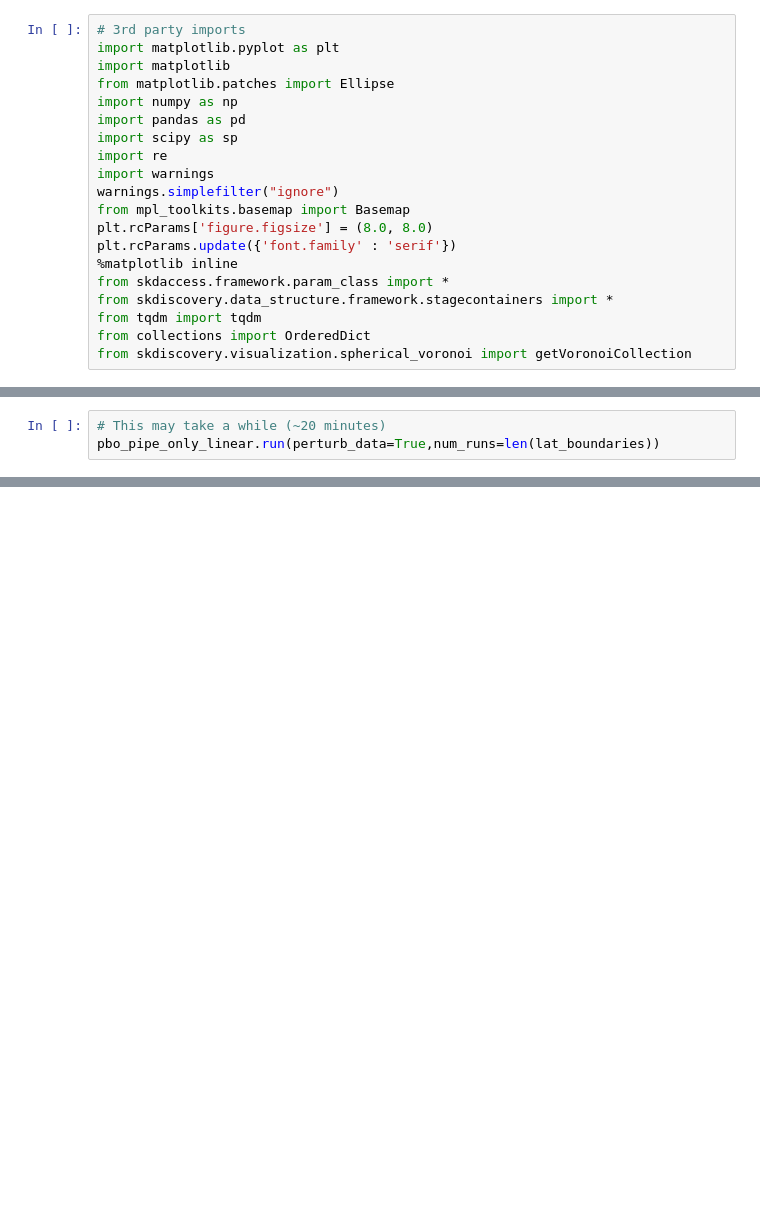
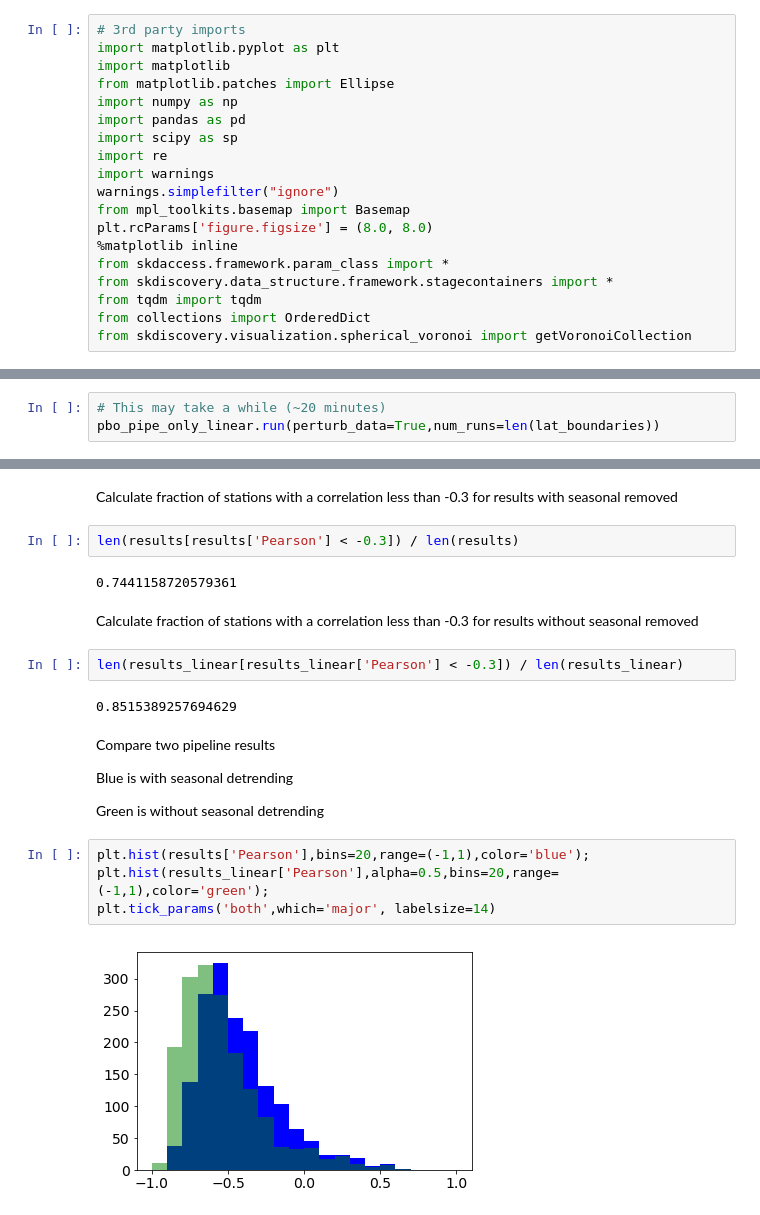
Before and after one commit to MITHaystack/science-casestudies, a Jupyter notebook: geo/GPS_GRACE_Correlations.ipynb, the cells around one changed output, grey strips where cells are left out. Drawn from its saved outputs; the diff is of its cells as text; blank space fills up the shorter version.

```diff
--- a/geo/GPS_GRACE_Correlations.ipynb
+++ b/geo/GPS_GRACE_Correlations.ipynb
@@ -35,7 +37,6 @@ import warnings
 warnings.simplefilter("ignore")
 from mpl_toolkits.basemap import Basemap
 plt.rcParams['figure.figsize'] = (8.0, 8.0)
-plt.rcParams.update({'font.family' : 'serif'})
 %matplotlib inline
 from skdaccess.framework.param_class import *
 from skdiscovery.data_structure.framework.stagecontainers import *
@@ -507,0 +203,26 @@ plt.tight_layout()
+# %% [markdown]
+Calculate fraction of stations with a correlation less than -0.3
+for results with seasonal removed
+# %%
+len(results[results['Pearson'] < -0.3]) / len(results)
+# %% [output]
+0.7441158720579361
+# %% [markdown]
+Calculate fraction of stations with a correlation less than -0.3
+for results without seasonal removed
+# %%
+len(results_linear[results_linear['Pearson'] < -0.3]) / len(results_linear)
+# %% [output]
+0.8515389257694629
+# %% [markdown]
+Compare two pipeline results
+
+Blue is with seasonal detrending
+
+Green is without seasonal detrending
+# %%
+plt.hist(results['Pearson'],bins=20,range=(-1,1),color='blue');
+plt.hist(results_linear['Pearson'],alpha=0.5,bins=20,range=(-1,1),color='green');
+plt.tick_params('both',which='major', labelsize=14)
+# %% [output]
+[figure, added]
```
Also changed, not shown: parts of 41 cells of this notebook.
